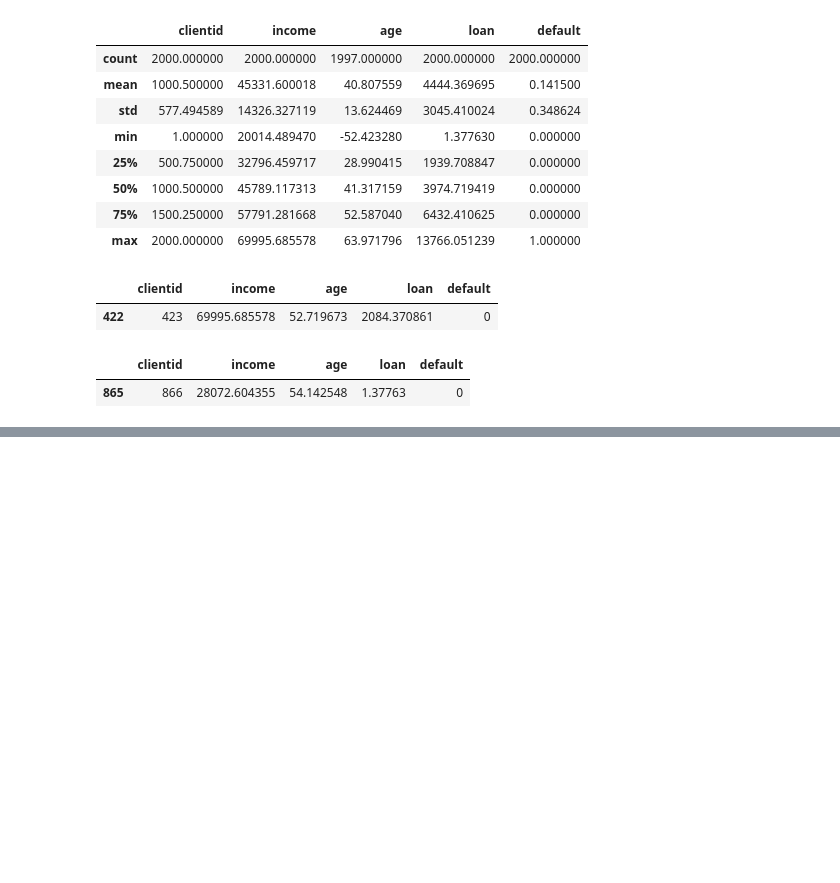
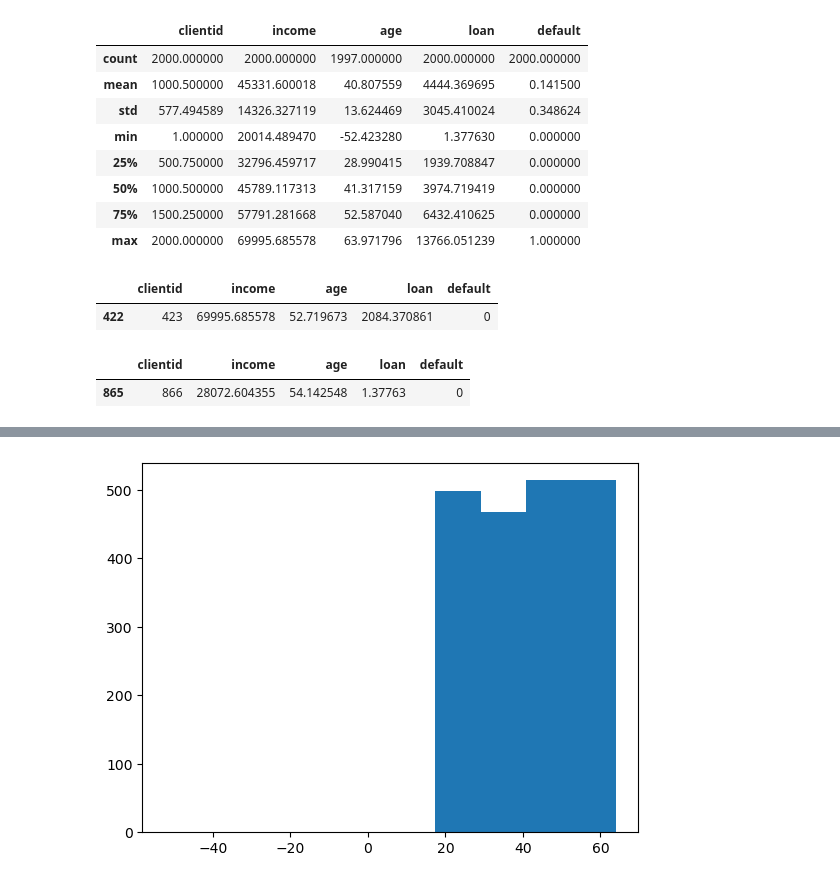
Before and after one commit to gzangalli/Machine-Learning, a Jupyter notebook: Classificação/Pré-processamento de dados/credit_risk.ipynb, the cells around one changed output, grey strips where cells are left out. Saved outputs shown, nothing was run; the diff lists cells and outputs as text; code cells hidden in the pictures; blank space fills up the shorter version.

```diff
--- a/Classificação/Pré-processamento de dados/credit_risk.ipynb
+++ b/Classificação/Pré-processamento de dados/credit_risk.ipynb
@@ -84,0 +96,4 @@ base_credit[base_credit['loan'] <= 1.377630	]
+# %%
+plt.hist(x = base_credit['age']);
+# %% [output]
+[figure, added]
```
Also changed, not shown: parts of 6 cells of this notebook.
